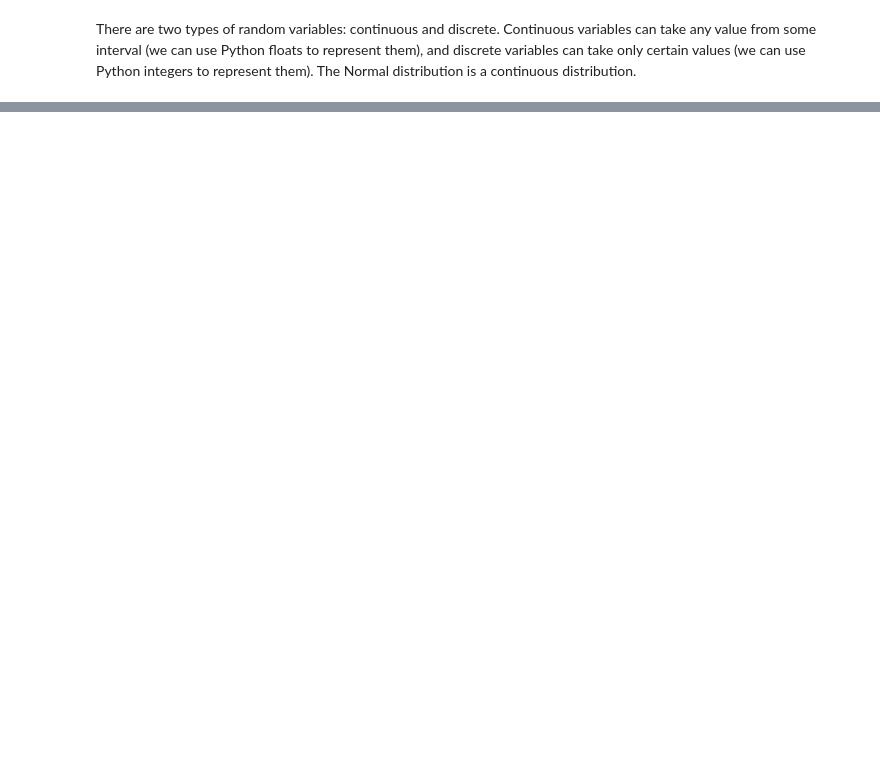
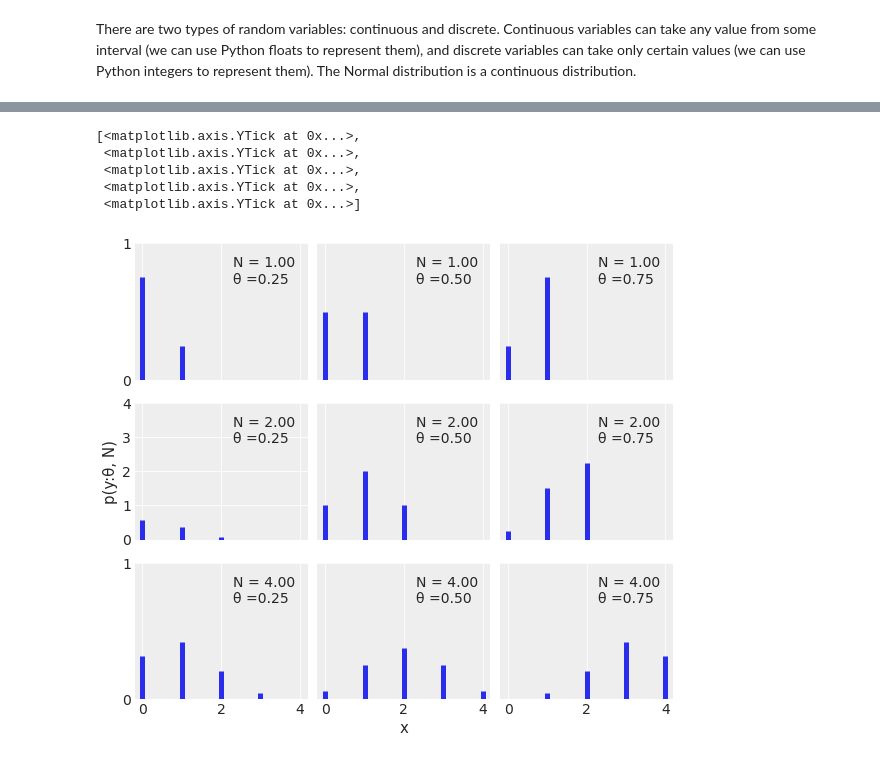
Before and after one commit to rahiakela/probabilistic-programming-practice, a Jupyter notebook: bayesian-analysis-with-python/1-thinking-probabilistically/1_probability_distributions.ipynb, the cells around one changed output, grey strips where cells are left out. Saved outputs shown, nothing was run; the diff lists cells and outputs as text; code cells hidden in the pictures; blank space fills up the shorter version.

```diff
--- a/bayesian-analysis-with-python/1-thinking-probabilistically/1_probability_distributions.ipynb
+++ b/bayesian-analysis-with-python/1-thinking-probabilistically/1_probability_distributions.ipynb
@@ -73,0 +86,27 @@ them). The Normal distribution is a continuous distribution.
+# %%
+n_params = [1, 2, 4]           # Number of trials
+p_params = [0.25, 0.5, 0.75]   # Probability of success
+
+x = np.arange(0, max(n_params) + 1)
+f, ax = plt.subplots(len(n_params), len(p_params), sharex=True, sharey=True, figsize=(8, 7), constrained_layout=True)
+for i in range(len(n_params)):
+    for j in range(len(p_params)):
+        n = n_params[i]
+        p = p_params[j]
+
+        y = stats.binom(n=n, p=p).pmf(x)
+
+        ax[i,j].vlines(x, 0, y, colors='C0', lw=5)
+        ax[i,j].set_ylim(0, 1)
+        ax[i,j].plot(0, 0, label="N = {:3.2f}\nθ ={:3.2f}".format(n, p), alpha=0)
+        ax[i,j].legend()
+ax[2,1].set_xlabel('x')
+ax[1,0].set_ylabel('p(y:θ, N)')
+ax[1,0].set_yticks(x)
+# %% [output]
+[<matplotlib.axis.YTick at 0x...>,
+ <matplotlib.axis.YTick at 0x...>,
+ <matplotlib.axis.YTick at 0x...>,
+ <matplotlib.axis.YTick at 0x...>,
+ <matplotlib.axis.YTick at 0x...>]
+[figure, added]
```
Also changed, not shown: parts of 8 cells of this notebook.
